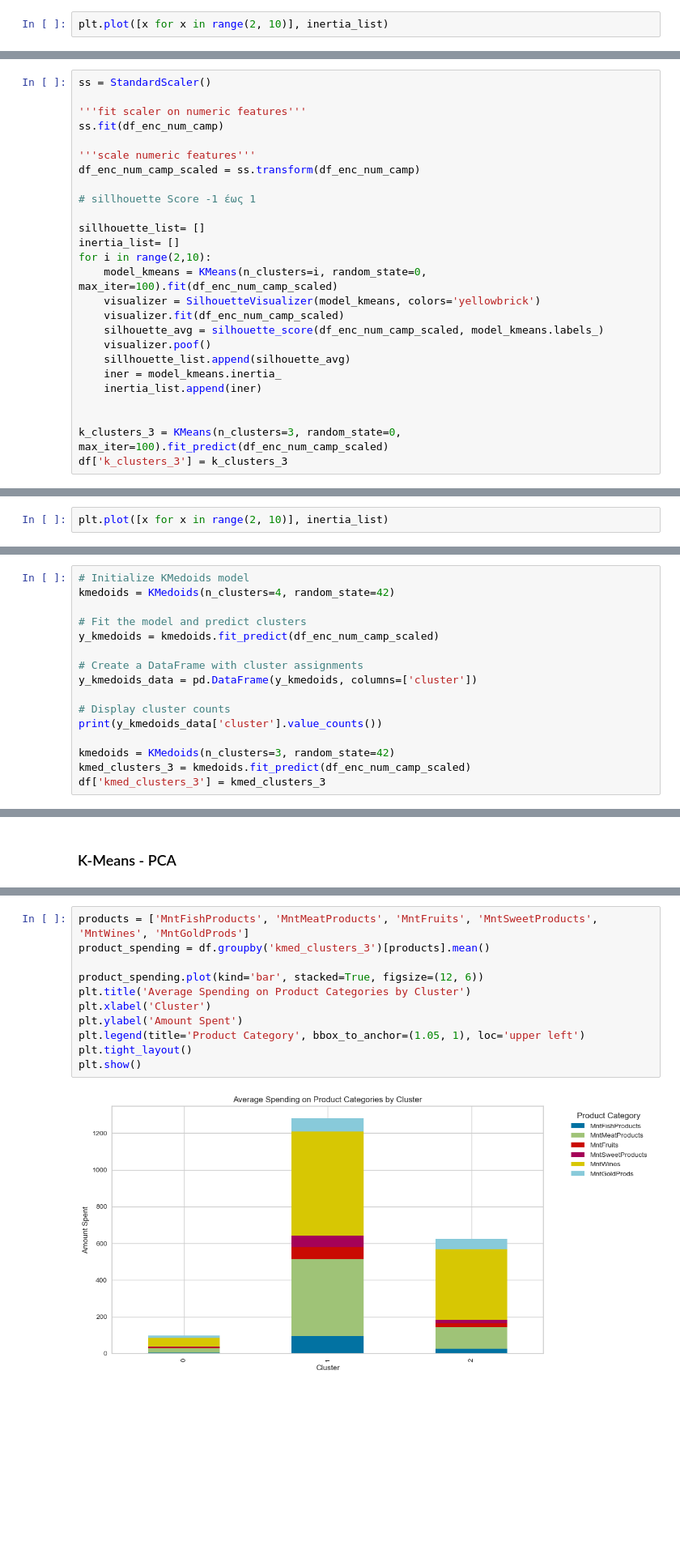
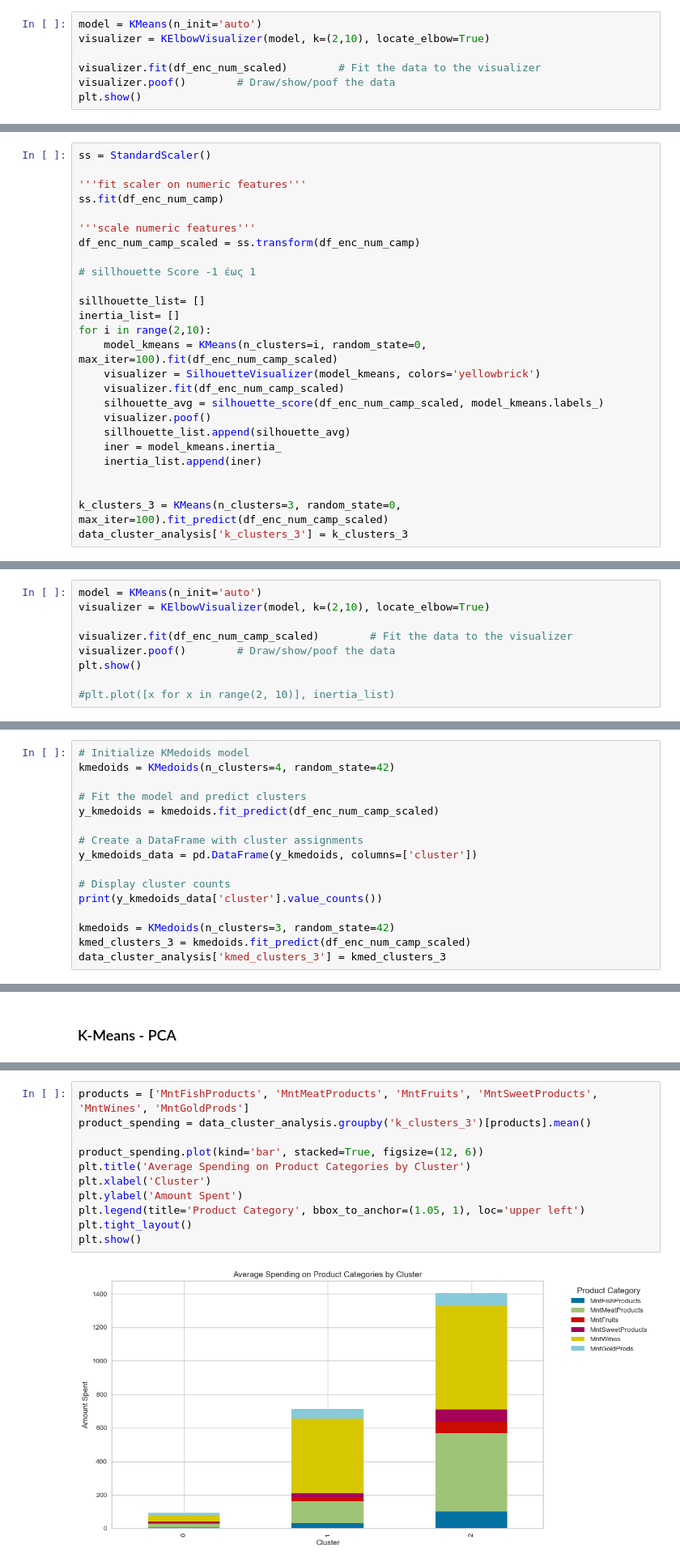
Before and after one commit to mariakopsacheili/Machine-Learning-Second-Project-Clustering, a Jupyter notebook: 4 .Modeling/Model.ipynb, the cells around one changed output, grey strips where cells are left out. Shown at 81% size. Saved outputs shown, nothing was run; the diff lists cells and outputs as text; blank space fills up the shorter version.

```diff
--- a/4 .Modeling/Model.ipynb
+++ b/4 .Modeling/Model.ipynb
@@ -107,3 +116,8 @@ for i in range(2,10):
 # %%
-plt.plot([x for x in range(2, 10)], inertia_list)
+model = KMeans(n_init='auto')
+visualizer = KElbowVisualizer(model, k=(2,10), locate_elbow=True)
+
+visualizer.fit(df_enc_num_scaled)        # Fit the data to the visualizer
+visualizer.poof()        # Draw/show/poof the data
+plt.show()
 # %% [output]
@@ -138,5 +151,5 @@ for i in range(2,10):
 
 
 k_clusters_3 = KMeans(n_clusters=3, random_state=0,  max_iter=100).fit_predict(df_enc_num_camp_scaled)
-df['k_clusters_3'] = k_clusters_3
+data_cluster_analysis['k_clusters_3'] = k_clusters_3
 # %% [output]
@@ -151,3 +164,10 @@ df['k_clusters_3'] = k_clusters_3
 # %%
-plt.plot([x for x in range(2, 10)], inertia_list)
+model = KMeans(n_init='auto')
+visualizer = KElbowVisualizer(model, k=(2,10), locate_elbow=True)
+
+visualizer.fit(df_enc_num_camp_scaled)        # Fit the data to the visualizer
+visualizer.poof()        # Draw/show/poof the data
+plt.show()
+
+#plt.plot([x for x in range(2, 10)], inertia_list)
 # %% [output]
@@ -320,6 +345,6 @@ print(y_kmedoids_data['cluster'].value_counts())
 
 kmedoids = KMedoids(n_clusters=3, random_state=42)
 kmed_clusters_3 = kmedoids.fit_predict(df_enc_num_camp_scaled)
-df['kmed_clusters_3'] = kmed_clusters_3
+data_cluster_analysis['kmed_clusters_3'] = kmed_clusters_3
 # %% [output]
 cluster
@@ -451,16 +465,16 @@ Text(0.5, 1.0, 'Marital Status Distribution by Cluster')
 # %%
 products = ['MntFishProducts', 'MntMeatProducts', 'MntFruits', 'MntSweetProducts', 'MntWines', 'MntGoldProds']
-product_spending = df.groupby('kmed_clusters_3')[products].mean()
+product_spending = data_cluster_analysis.groupby('k_clusters_3')[products].mean()
 
 product_spending.plot(kind='bar', stacked=True, figsize=(12, 6))
 plt.title('Average Spending on Product Categories by Cluster')
 plt.xlabel('Cluster')
 plt.ylabel('Amount Spent')
 plt.legend(title='Product Category', bbox_to_anchor=(1.05, 1), loc='upper left')
 plt.tight_layout()
 plt.show()
 # %% [output]
-[figure, old version]
+[figure, new version]
 # %%
 import numpy as np
 
```
Also changed, not shown: parts of 55 cells of this notebook, 3 other files.
